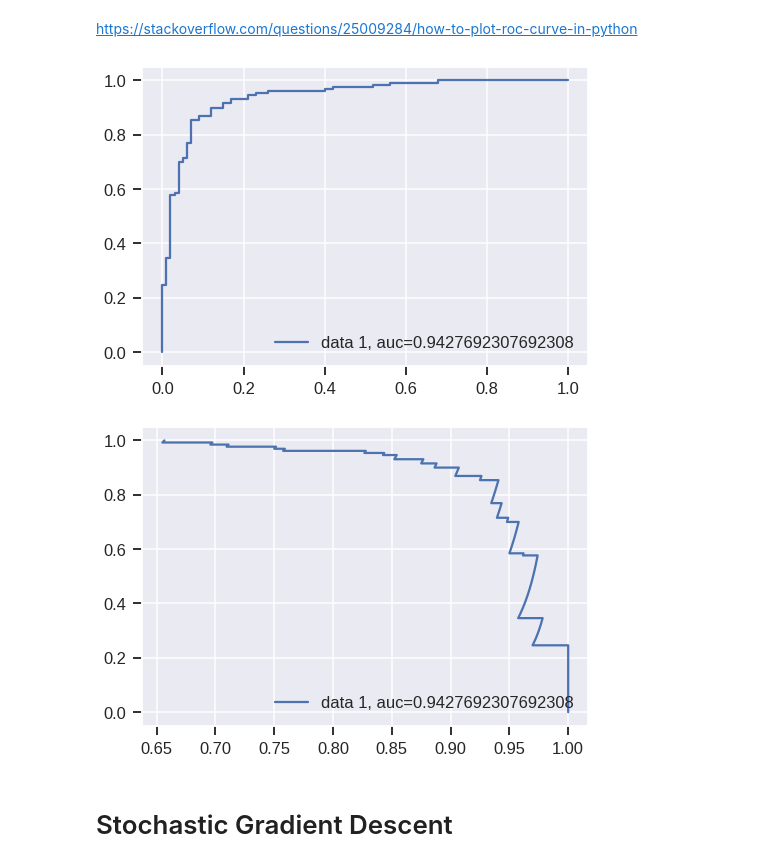
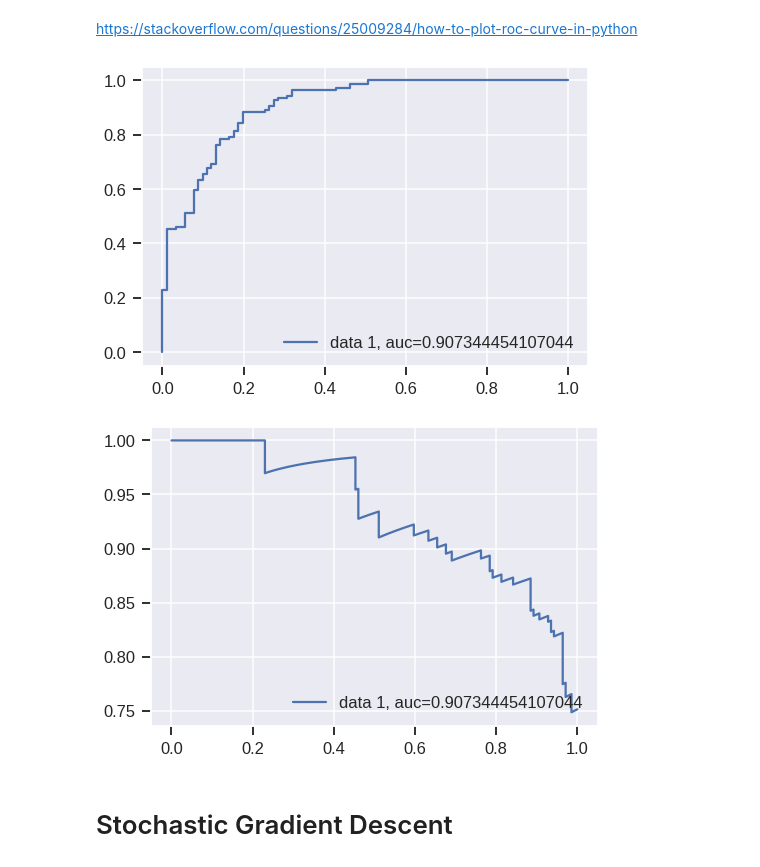
Before and after one commit to MichaelPlug/FDS_Project_HFD, a Jupyter notebook: Project_notebook.ipynb, the cells around one changed output. Saved outputs shown, nothing was run; the diff lists cells and outputs as text; code cells hidden in the pictures.

Commit message:
precision recall fixed

```diff
--- a/Project_notebook.ipynb
+++ b/Project_notebook.ipynb
@@ -820,7 +821,7 @@ target_array = y_train_addCol.to_numpy()
 column_of_ones = np.ones(shape=(training_data_matrix.shape[0], 1))
 training_data_matrix = np.hstack((column_of_ones, training_data_matrix))
 theta0 = np.zeros((training_data_matrix.shape[1]))
-theta_final, log_l_history = gradient_ascent(theta0, training_data_matrix, target_array, lr=0.01 , num_steps=100000)
+theta_final, log_l_history = gradient_ascent(theta0, training_data_matrix, target_array, lr=0.0001 , num_steps=100000)
 
 fig,ax = plt.subplots(num=2)
 ax.set_ylabel('l(Theta)')
@@ -858,14 +872,14 @@ plt.plot(fpr,tpr,label="data 1, auc="+str(auc))
 plt.legend(loc=4)
 plt.show()
 # %% [output]
-[figure, old version]
+[figure, new version]
 # %%
 precision, recall, thresholds = metrics.precision_recall_curve(y_test_addCol,X_test_addCol_f["T"])
-plt.plot(precision,recall,label="data 1, auc="+str(auc))
+plt.plot(recall,precision,label="data 1, auc="+str(auc))
 plt.legend(loc=4)
 plt.show()
 # %% [output]
-[figure, old version]
+[figure, new version]
 # %% [markdown]
 # Stochastic Gradient Descent
 # %%
```
Also changed, not shown: parts of 20 cells of this notebook.
